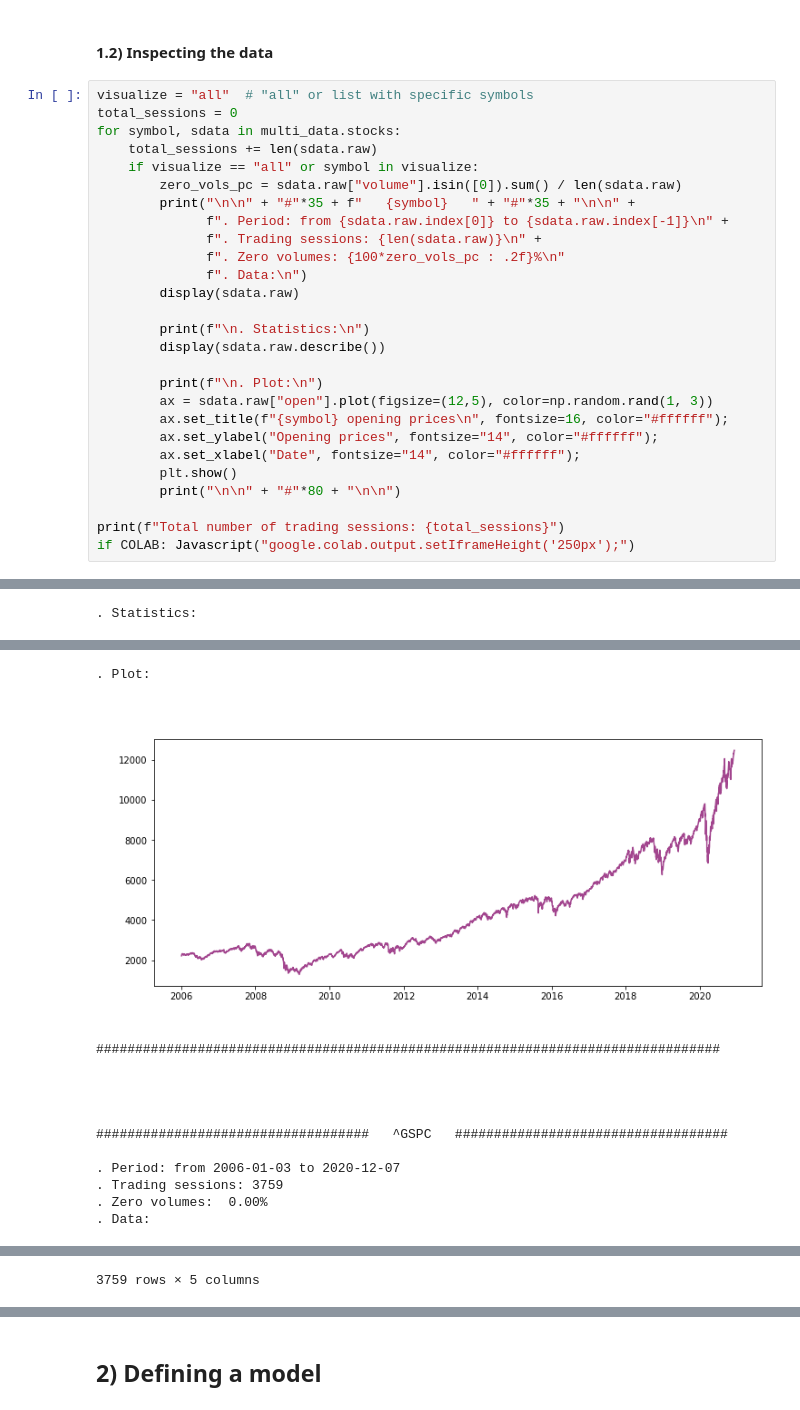
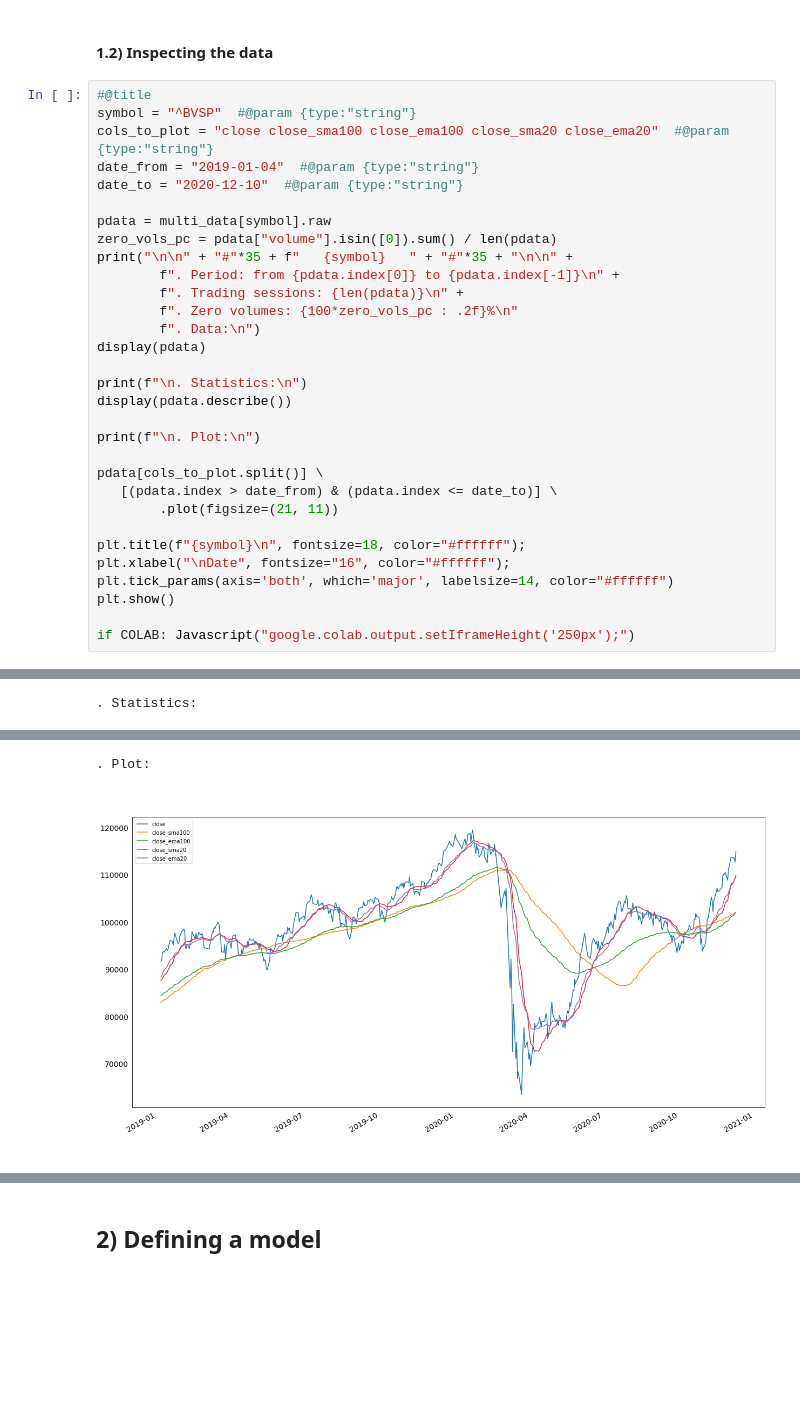
Before and after one commit to Talendar/stocks_prices_prediction, a Jupyter notebook: multi_stocks_price_prediction.ipynb, the cells around one changed output, grey strips where cells are left out. Drawn from its saved outputs; the diff is of its cells as text; blank space fills up the shorter version.

```diff
--- a/multi_stocks_price_prediction.ipynb
+++ b/multi_stocks_price_prediction.ipynb
@@ -137,30 +181,34 @@ Number of trading sessions: 74729
 # %% [markdown]
 #### **1.2) Inspecting the data**
 # %%
-visualize = "all"  # "all" or list with specific symbols
-total_sessions = 0
-for symbol, sdata in multi_data.stocks:
-    total_sessions += len(sdata.raw)
-    if visualize == "all" or symbol in visualize:
-        zero_vols_pc = sdata.raw["volume"].isin([0]).sum() / len(sdata.raw)
-        print("\n\n" + "#"*35 + f"   {symbol}   " + "#"*35 + "\n\n" +
-              f". Period: from {sdata.raw.index[0]} to {sdata.raw.index[-1]}\n" +
-              f". Trading sessions: {len(sdata.raw)}\n" +
-              f". Zero volumes: {100*zero_vols_pc : .2f}%\n"
-              f". Data:\n")
-        display(sdata.raw)
+#@title
+symbol = "^BVSP"  #@param {type:"string"}
+cols_to_plot = "close close_sma100 close_ema100 close_sma20 close_ema20"  #@param {type:"string"}
+date_from = "2019-01-04"  #@param {type:"string"}
+date_to = "2020-12-10"  #@param {type:"string"}
 
-        print(f"\n. Statistics:\n")
-        display(sdata.raw.describe())
+pdata = multi_data[symbol].raw
+zero_vols_pc = pdata["volume"].isin([0]).sum() / len(pdata)
+print("\n\n" + "#"*35 + f"   {symbol}   " + "#"*35 + "\n\n" +
+        f". Period: from {pdata.index[0]} to {pdata.index[-1]}\n" +
+        f". Trading sessions: {len(pdata)}\n" +
+        f". Zero volumes: {100*zero_vols_pc : .2f}%\n"
+        f". Data:\n")
+display(pdata)
 
-        print(f"\n. Plot:\n")
-        ax = sdata.raw["open"].plot(figsize=(12,5), color=np.random.rand(1, 3))
-        ax.set_title(f"{symbol} opening prices\n", fontsize=16, color="#ffffff");
-        ax.set_ylabel("Opening prices", fontsize="14", color="#ffffff");
-        ax.set_xlabel("Date", fontsize="14", color="#ffffff");
-        plt.show()
-        print("\n\n" + "#"*80 + "\n\n")
+print(f"\n. Statistics:\n")
+display(pdata.describe())
 
-print(f"Total number of trading sessions: {total_sessions}")
+print(f"\n. Plot:\n")
+
+pdata[cols_to_plot.split()] \
+   [(pdata.index > date_from) & (pdata.index <= date_to)] \
+        .plot(figsize=(21, 11))
+
+plt.title(f"{symbol}\n", fontsize=18, color="#ffffff");
+plt.xlabel("\nDate", fontsize="16", color="#ffffff");
+plt.tick_params(axis='both', which='major', labelsize=14, color="#ffffff")
+plt.show()
+
 if COLAB: Javascript("google.colab.output.setIframeHeight('250px');")
 # %% [output]
@@ -197,13 +245,2 @@ if COLAB: Javascript("google.colab.output.setIframeHeight('250px');")
 . Plot:
-[figure, old version]
+[figure, new version]
-################################################################################
-
-
-
-
-###################################   ^GSPC   ###################################
-
-. Period: from 2006-01-03 to 2020-12-07
-. Trading sessions: 3759
-. Zero volumes:  0.00%
-. Data:
@@ -223 +246,0 @@ if COLAB: Javascript("google.colab.output.setIframeHeight('250px');")
-3759 rows × 5 columns
```
Also changed, not shown: parts of 16 cells of this notebook.
